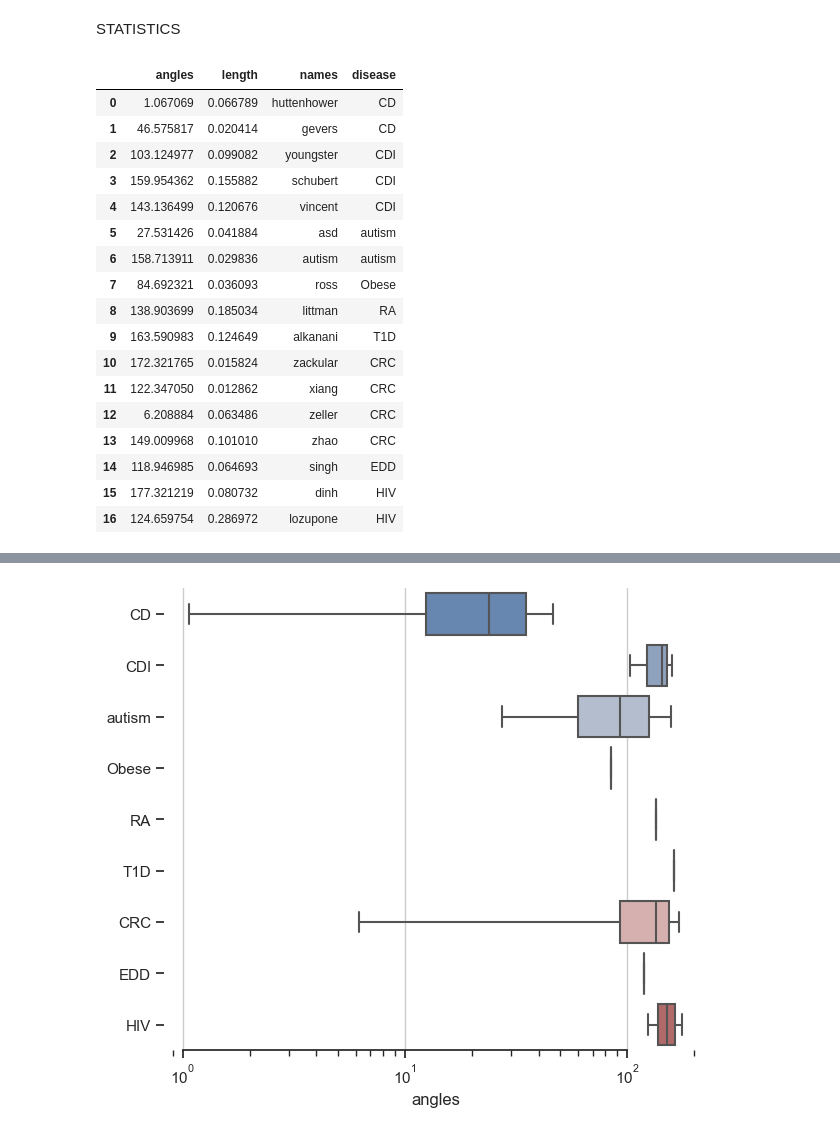
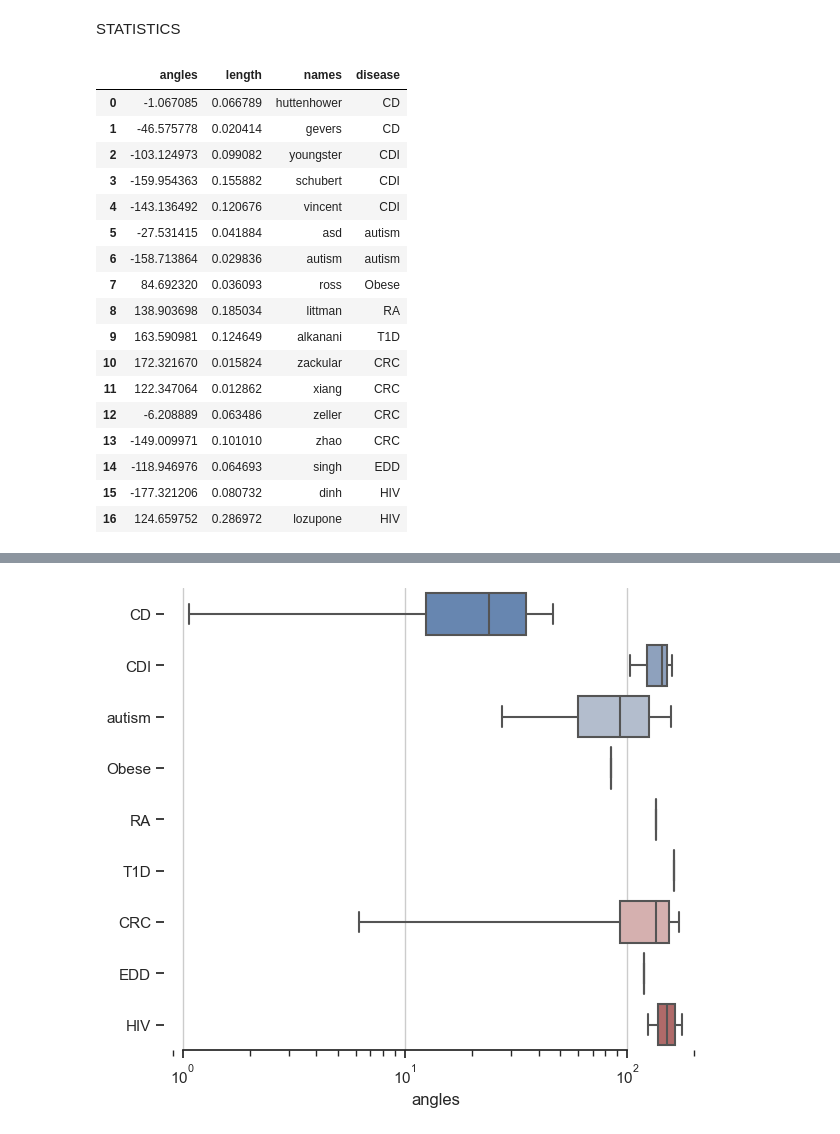
Before and after one commit to talnof1/microbiome_dysbiosis, a Jupyter notebook: american_gut/american_gut_pca.ipynb, the cells around one changed output, grey strips where cells are left out. Saved outputs shown, nothing was run; the diff lists cells and outputs as text; code cells hidden in the pictures.

```diff
--- a/american_gut/american_gut_pca.ipynb
+++ b/american_gut/american_gut_pca.ipynb
@@ -303,24 +303,24 @@ explained variance:  0.47776155737658726
 # %% [markdown]
 STATISTICS
 # %%
-new_df = pd.DataFrame({'angles': np.abs(np.rad2deg(angles)), 'length': sizes, 'names': np.array(L)[:,0], 'disease': np.array(L)[:,1]})
+new_df = pd.DataFrame({'angles': np.rad2deg(angles), 'length': sizes, 'names': np.array(L)[:,0], 'disease': np.array(L)[:,1]})
 new_df
 # %% [output]
 |  | angles | length | names | disease |
-| 0 | 1.067069 | 0.066789 | huttenhower | CD |
-| 1 | 46.575817 | 0.020414 | gevers | CD |
-| 2 | 103.124977 | 0.099082 | youngster | CDI |
-| 3 | 159.954362 | 0.155882 | schubert | CDI |
-| 4 | 143.136499 | 0.120676 | vincent | CDI |
-| 5 | 27.531426 | 0.041884 | asd | autism |
-| 6 | 158.713911 | 0.029836 | autism | autism |
-| 7 | 84.692321 | 0.036093 | ross | Obese |
-| 8 | 138.903699 | 0.185034 | littman | RA |
-| 9 | 163.590983 | 0.124649 | alkanani | T1D |
-| 10 | 172.321765 | 0.015824 | zackular | CRC |
-| 11 | 122.347050 | 0.012862 | xiang | CRC |
-| 12 | 6.208884 | 0.063486 | zeller | CRC |
-| 13 | 149.009968 | 0.101010 | zhao | CRC |
-| 14 | 118.946985 | 0.064693 | singh | EDD |
-| 15 | 177.321219 | 0.080732 | dinh | HIV |
-| 16 | 124.659754 | 0.286972 | lozupone | HIV |
+| 0 | -1.067085 | 0.066789 | huttenhower | CD |
+| 1 | -46.575778 | 0.020414 | gevers | CD |
+| 2 | -103.124973 | 0.099082 | youngster | CDI |
+| 3 | -159.954363 | 0.155882 | schubert | CDI |
+| 4 | -143.136492 | 0.120676 | vincent | CDI |
+| 5 | -27.531415 | 0.041884 | asd | autism |
+| 6 | -158.713864 | 0.029836 | autism | autism |
+| 7 | 84.692320 | 0.036093 | ross | Obese |
+| 8 | 138.903698 | 0.185034 | littman | RA |
+| 9 | 163.590981 | 0.124649 | alkanani | T1D |
+| 10 | 172.321670 | 0.015824 | zackular | CRC |
+| 11 | 122.347064 | 0.012862 | xiang | CRC |
+| 12 | -6.208889 | 0.063486 | zeller | CRC |
+| 13 | -149.009971 | 0.101010 | zhao | CRC |
+| 14 | -118.946976 | 0.064693 | singh | EDD |
+| 15 | -177.321206 | 0.080732 | dinh | HIV |
+| 16 | 124.659752 | 0.286972 | lozupone | HIV |
```
Also changed, not shown: parts of 18 cells of this notebook, 3 other files.
